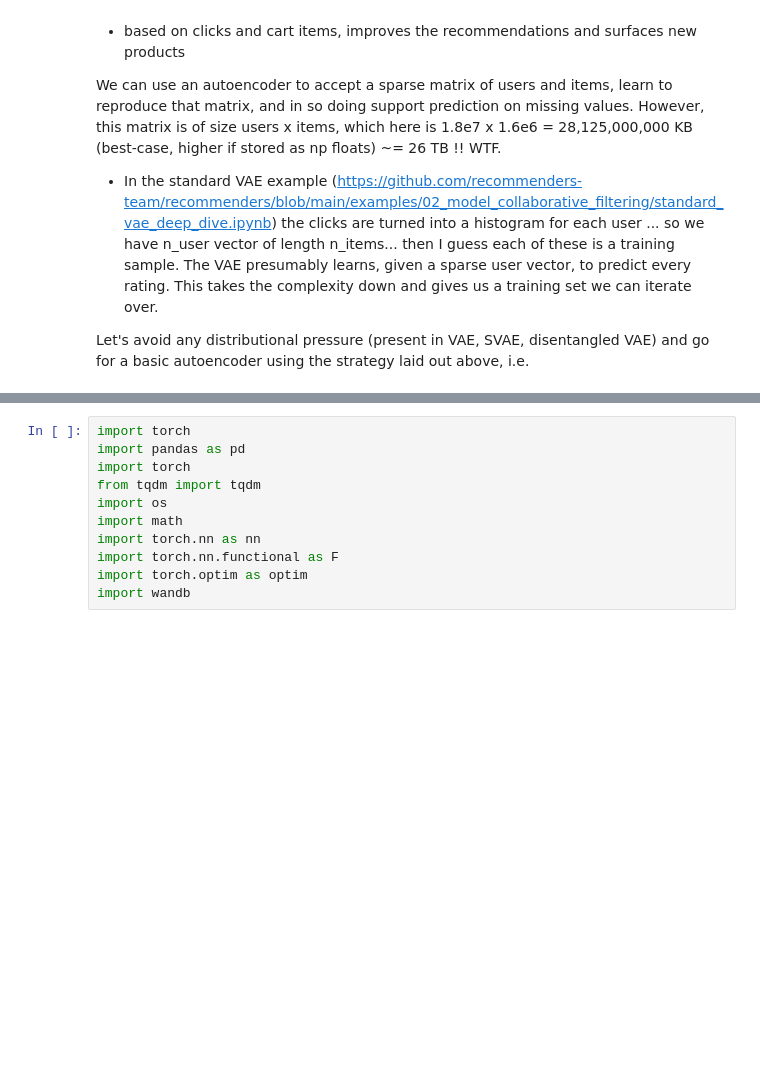
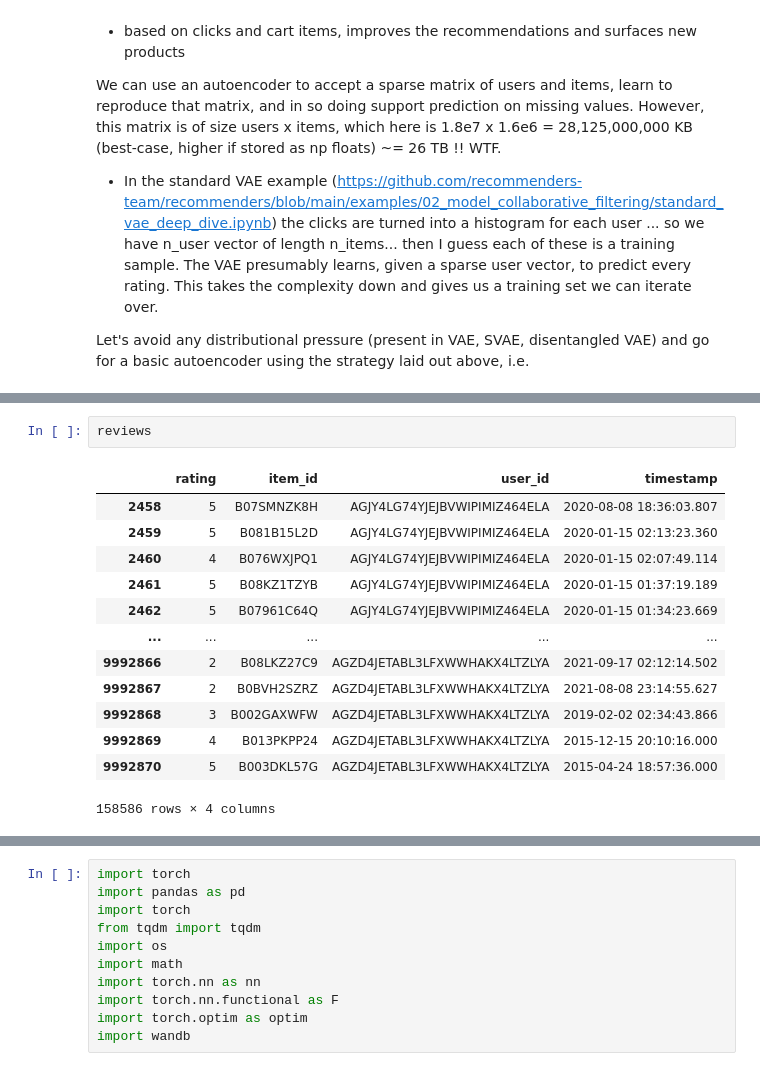
Before and after one commit to auto-d/deepcart, a Jupyter notebook: notebooks/modeling.ipynb, the cells around one changed output, grey strips where cells are left out. Saved outputs shown, nothing was run; the diff lists cells and outputs as text; blank space fills up the shorter version.

```diff
--- a/notebooks/modeling.ipynb
+++ b/notebooks/modeling.ipynb
@@ -463,0 +456,16 @@ Let's avoid any distributional pressure (present in VAE, SVAE, disentangled VAE)
+# %%
+reviews
+# %% [output]
+|  | rating | item_id | user_id | timestamp |
+| 2458 | 5 | B07SMNZK8H | AGJY4LG74YJEJBVWIPIMIZ464ELA | 2020-08-08 18:36:03.807 |
+| 2459 | 5 | B081B15L2D | AGJY4LG74YJEJBVWIPIMIZ464ELA | 2020-01-15 02:13:23.360 |
+| 2460 | 4 | B076WXJPQ1 | AGJY4LG74YJEJBVWIPIMIZ464ELA | 2020-01-15 02:07:49.114 |
+| 2461 | 5 | B08KZ1TZYB | AGJY4LG74YJEJBVWIPIMIZ464ELA | 2020-01-15 01:37:19.189 |
+| 2462 | 5 | B07961C64Q | AGJY4LG74YJEJBVWIPIMIZ464ELA | 2020-01-15 01:34:23.669 |
+| ... | ... | ... | ... | ... |
+| 9992866 | 2 | B08LKZ27C9 | AGZD4JETABL3LFXWWHAKX4LTZLYA | 2021-09-17 02:12:14.502 |
+| 9992867 | 2 | B0BVH2SZRZ | AGZD4JETABL3LFXWWHAKX4LTZLYA | 2021-08-08 23:14:55.627 |
+| 9992868 | 3 | B002GAXWFW | AGZD4JETABL3LFXWWHAKX4LTZLYA | 2019-02-02 02:34:43.866 |
+| 9992869 | 4 | B013PKPP24 | AGZD4JETABL3LFXWWHAKX4LTZLYA | 2015-12-15 20:10:16.000 |
+| 9992870 | 5 | B003DKL57G | AGZD4JETABL3LFXWWHAKX4LTZLYA | 2015-04-24 18:57:36.000 |
+158586 rows × 4 columns
```
Also changed, not shown: parts of 25 cells of this notebook.
